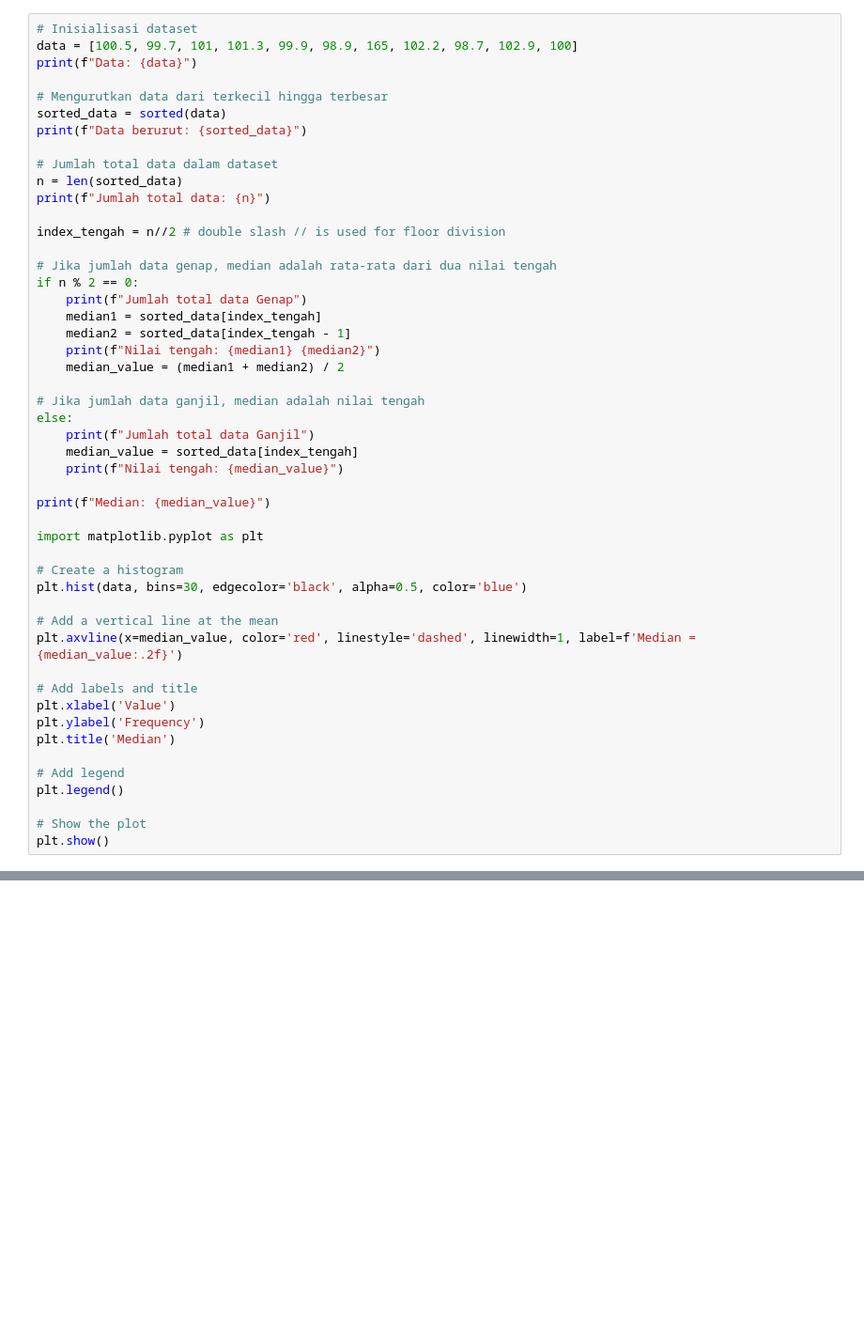
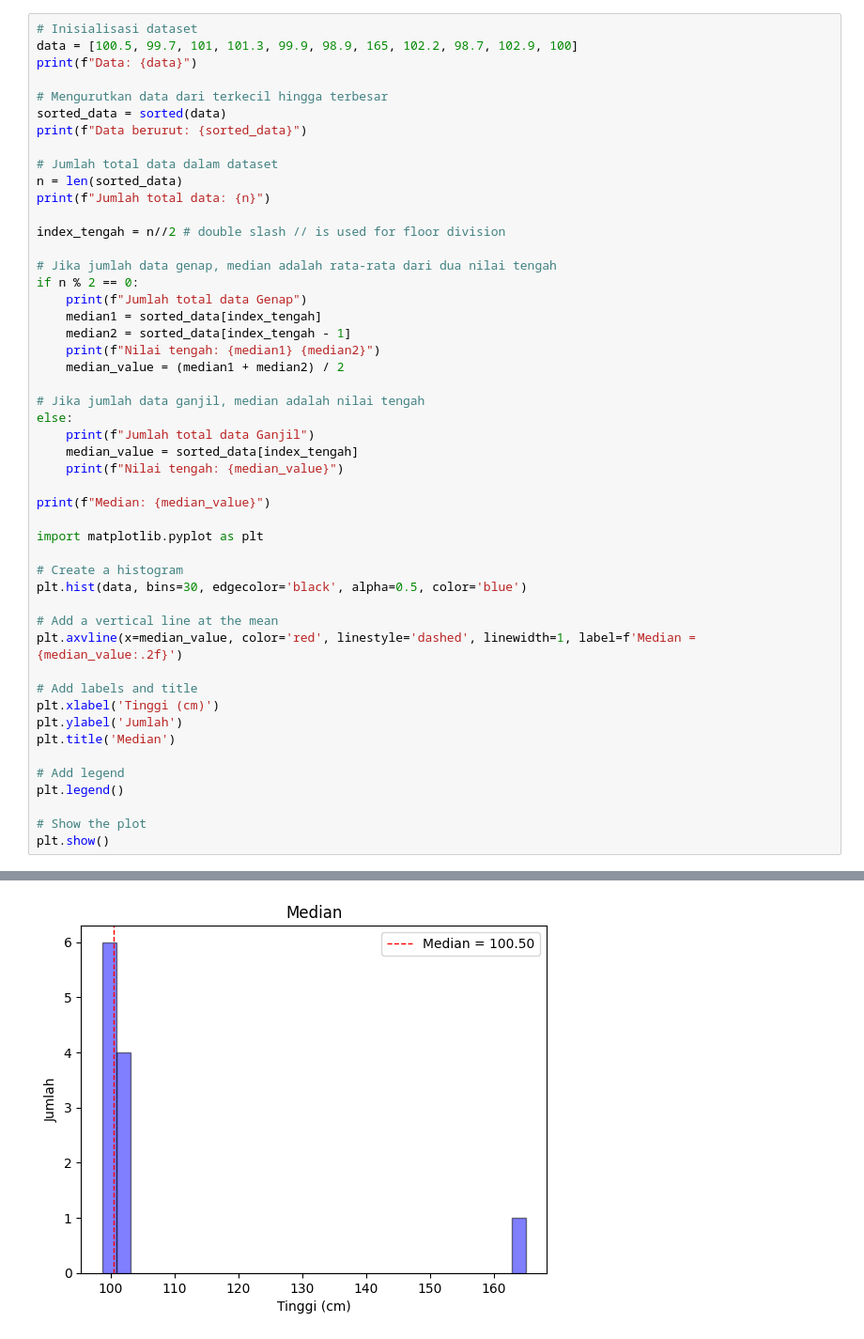
Before and after one commit to ch0clat/Modul, a Jupyter notebook: Modul 1.1.ipynb, the cells around one changed output, grey strips where cells are left out. Shown: that part at 94% size. Cells and saved outputs as stored; diff of their text form; blank space fills up the shorter version.

```diff
--- a/Modul 1.1.ipynb
+++ b/Modul 1.1.ipynb
@@ -79,8 +85,8 @@ plt.hist(data, bins=30, edgecolor='black', alpha=0.5, color='blue')
 plt.axvline(x=median_value, color='red', linestyle='dashed', linewidth=1, label=f'Median = {median_value:.2f}')
 
 # Add labels and title
-plt.xlabel('Value')
-plt.ylabel('Frequency')
+plt.xlabel('Tinggi (cm)')
+plt.ylabel('Jumlah')
 plt.title('Median')
 
 # Add legend
@@ -88,3 +94,4 @@ plt.legend()
 
 # Show the plot
 plt.show()
+# %% [output]
@@ -90,0 +104 @@ plt.show()
+[figure, added]
```
Also changed, not shown: parts of 14 cells of this notebook.
